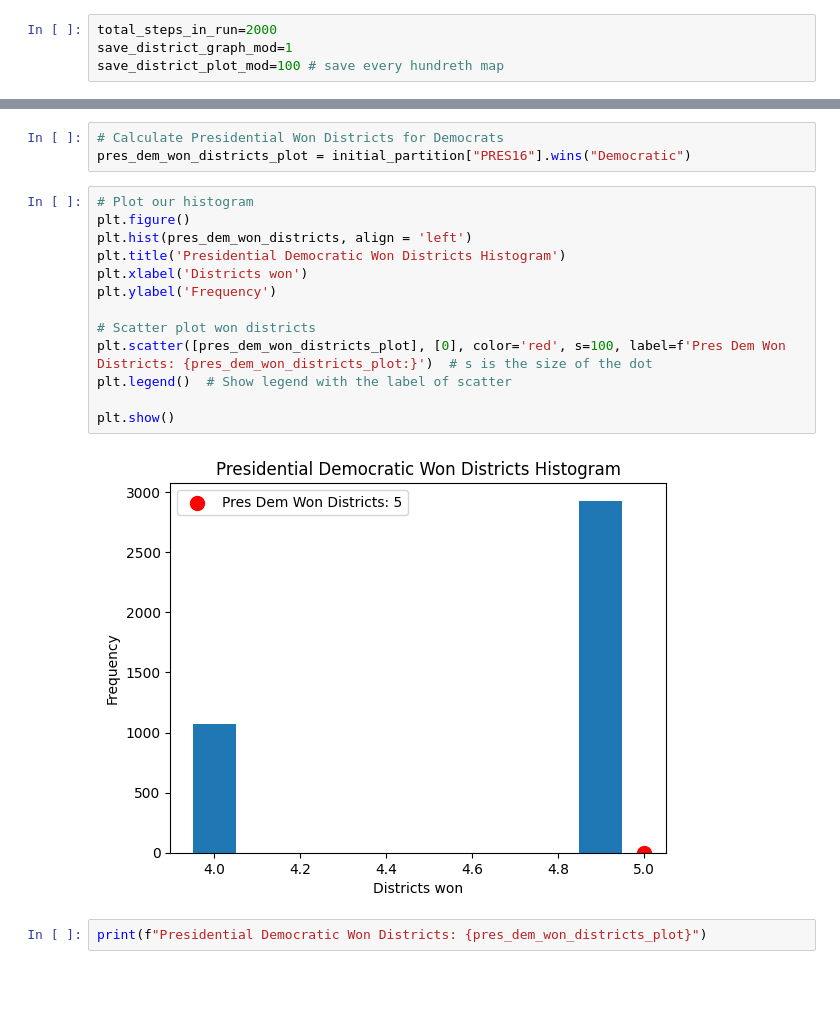
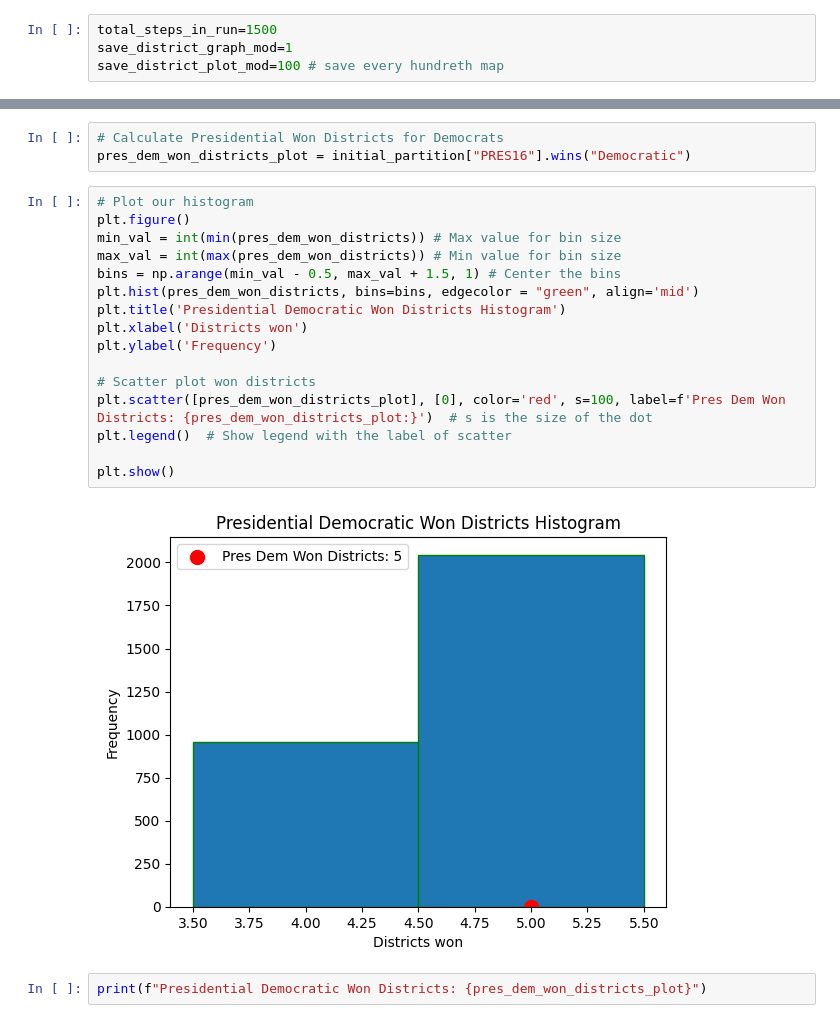
Before and after one commit to blaydeomura/AI_for_redistricting_final_project, a Jupyter notebook: CT_final_outlier_analysis.ipynb, the cells around one changed output, grey strips where cells are left out. Saved outputs shown, nothing was run; the diff lists cells and outputs as text; blank space fills up the shorter version.

```diff
--- a/CT_final_outlier_analysis.ipynb
+++ b/CT_final_outlier_analysis.ipynb
@@ -24,7 +25,7 @@ outdir="./CT_recom"
 # %% [markdown]
 Here are parameters that we can change later if needed
 # %%
-total_steps_in_run=2000
+total_steps_in_run=1500
 save_district_graph_mod=1
 save_district_plot_mod=100 # save every hundreth map
 # %% [markdown]
@@ -390,18 +392,21 @@ pres_dem_won_districts_plot = initial_partition["PRES16"].wins("Democratic")
 # %%
 # Plot our histogram
 plt.figure()
-plt.hist(pres_dem_won_districts, align = 'left')
+min_val = int(min(pres_dem_won_districts)) # Max value for bin size
+max_val = int(max(pres_dem_won_districts)) # Min value for bin size
+bins = np.arange(min_val - 0.5, max_val + 1.5, 1) # Center the bins
+plt.hist(pres_dem_won_districts, bins=bins, edgecolor = "green", align='mid')
 plt.title('Presidential Democratic Won Districts Histogram')
 plt.xlabel('Districts won')
 plt.ylabel('Frequency')
 
 # Scatter plot won districts
 plt.scatter([pres_dem_won_districts_plot], [0], color='red', s=100, label=f'Pres Dem Won Districts: {pres_dem_won_districts_plot:}')  # s is the size of the dot
 plt.legend()  # Show legend with the label of scatter
 
 plt.show()
 # %% [output]
-[figure, old version]
+[figure, new version]
 # %%
 print(f"Presidential Democratic Won Districts: {pres_dem_won_districts_plot}")
 # %% [output]
```
Also changed, not shown: parts of 11 cells of this notebook.
